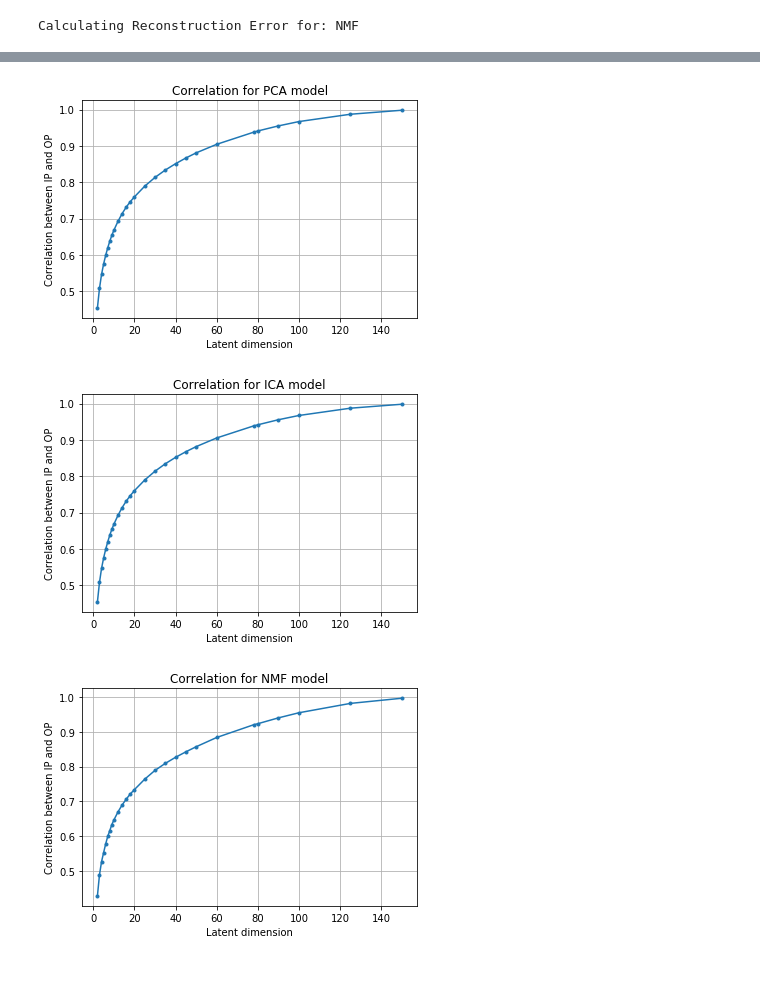
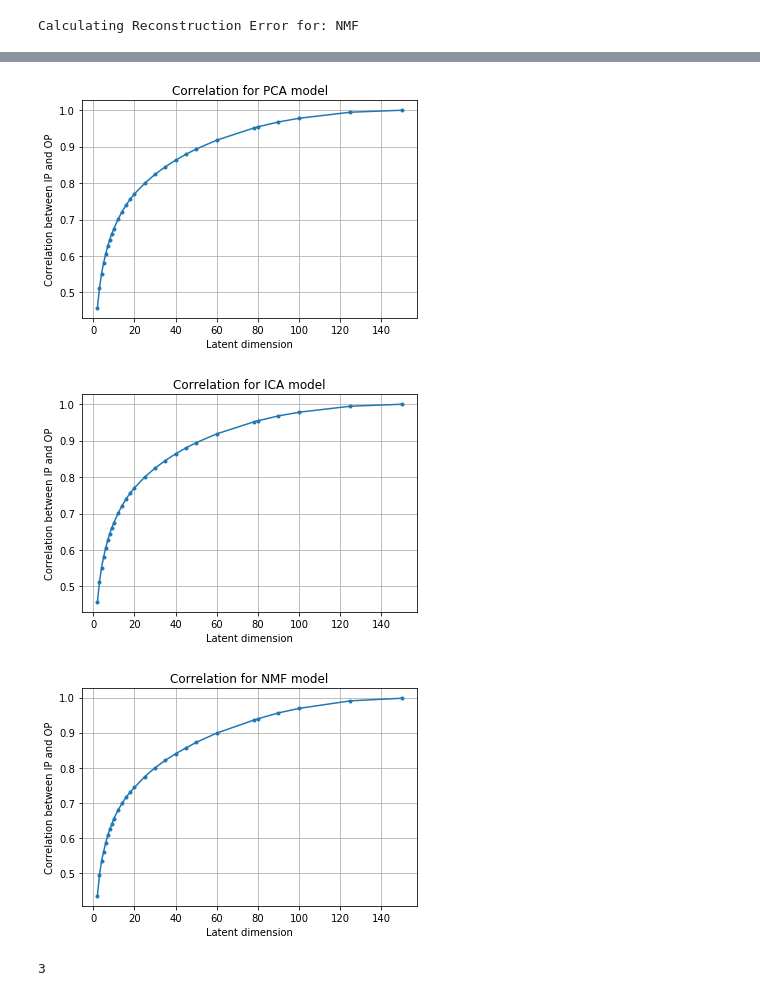
Before and after one commit to sowmyamanojna/PCOS-Gene-Expression-Data-Analysis, a Jupyter notebook: codes/3_elementary_models.ipynb, the cells around one changed output, grey strips where cells are left out. Saved outputs shown, nothing was run; the diff lists cells and outputs as text; code cells hidden in the pictures.

```diff
--- a/codes/3_elementary_models.ipynb
+++ b/codes/3_elementary_models.ipynb
@@ -142,3 +182,18 @@ for model in model_list:
 Calculating Reconstruction Error for: PCA
 Calculating Reconstruction Error for: ICA
 Calculating Reconstruction Error for: NMF
+# %%
+# Setting up the possible latent dimensions
+# A total of 26 latent dimensions are taken under consideration
+
+k_list = []
+k_list.extend(list(range(2, 10)))
+k_list.extend(list(range(10, 20, 2)))
+k_list.extend(list(range(20, 50, 5)))
+k_list.extend(list(range(50, 61, 10)))
+k_list.append(78)
+k_list.extend(list(range(80, 100, 10)))
+k_list.extend(list(range(100, 151, 25)))
+
+print("Latent dimensions:")
+print(k_list)
@@ -145,9 +223,10 @@ Calculating Reconstruction Error for: NMF
 # %%
-for i,j in zip(model_list, bce_loss):
-    plt.title("Binary Cross Entrophy Reconstruction Cost for " + i.upper() + " model")
+for model, bce in zip(model_list, bce_loss_list):
+    bce_loss_train = [val for j,val in enumerate(bce) if j%2==0]
+    plt.title("Binary Cross Entrophy Reconstruction Cost for " + model.upper() + " model")
     plt.xlabel("Latent dimension")
     plt.ylabel("Reconstruction Cost")
-    plt.plot(k_list, j, '.-')
+    plt.plot(k_list, bce_loss_train, '.-')
     plt.grid()
     plt.show()
 # %% [output]
@@ -157,9 +236,10 @@ for i,j in zip(model_list, bce_loss):
 # %%
-for i,j in zip(model_list, l2_error):
-    plt.title("L2 loss Reconstruction Cost for " + i.upper() + " model")
+for model, bce in zip(model_list, l2_error_list):
+    l2_error_train = [val for j,val in enumerate(bce) if j%2==0]
+    plt.title("L2 loss Reconstruction Cost for " + model.upper() + " model")
     plt.xlabel("Latent dimension")
     plt.ylabel("Reconstruction Cost")
-    plt.plot(k_list, j, '.-')
+    plt.plot(k_list, l2_error_train, '.-')
     plt.grid()
     plt.show()
 # %% [output]
@@ -169,17 +249,28 @@ for i,j in zip(model_list, l2_error):
 # %%
-for i,model_wise in zip(model_list, reconstruction_list):
+main_corr = []
+
+for i,model_wise in zip(range(len(model_list)), reconstruction_list):
+
+    reconstruction_train = [val for j,val in enumerate(reconstruction_list[i]) if j%2==0]
+
     correlation_list = []
-    for j in model_wise:
-        corr = np.corrcoef(X.reshape(-1,), j.reshape(-1,))[0,1]
+    for j in reconstruction_train:
+        corr = np.corrcoef(df_train.reshape(-1,), j.reshape(-1,))[0,1]
         correlation_list.append(corr)
 
-    plt.title("Correlation for " + i.upper() + " model")
+    main_corr.append(correlation_list)
+
+    plt.title("Correlation for " + model_list[i].upper() + " model")
     plt.xlabel("Latent dimension")
     plt.ylabel("Correlation between IP and OP")
     plt.plot(k_list, correlation_list, '.-')
     plt.grid()
     plt.show()
 # %% [output]
-[figure, old version]
+[figure, new version]
-[figure, old version]
+[figure, new version]
-[figure, old version]
+[figure, new version]
+# %%
+len(reconstruction_list)
+# %% [output]
+3
```
Also changed, not shown: parts of 9 cells of this notebook.
